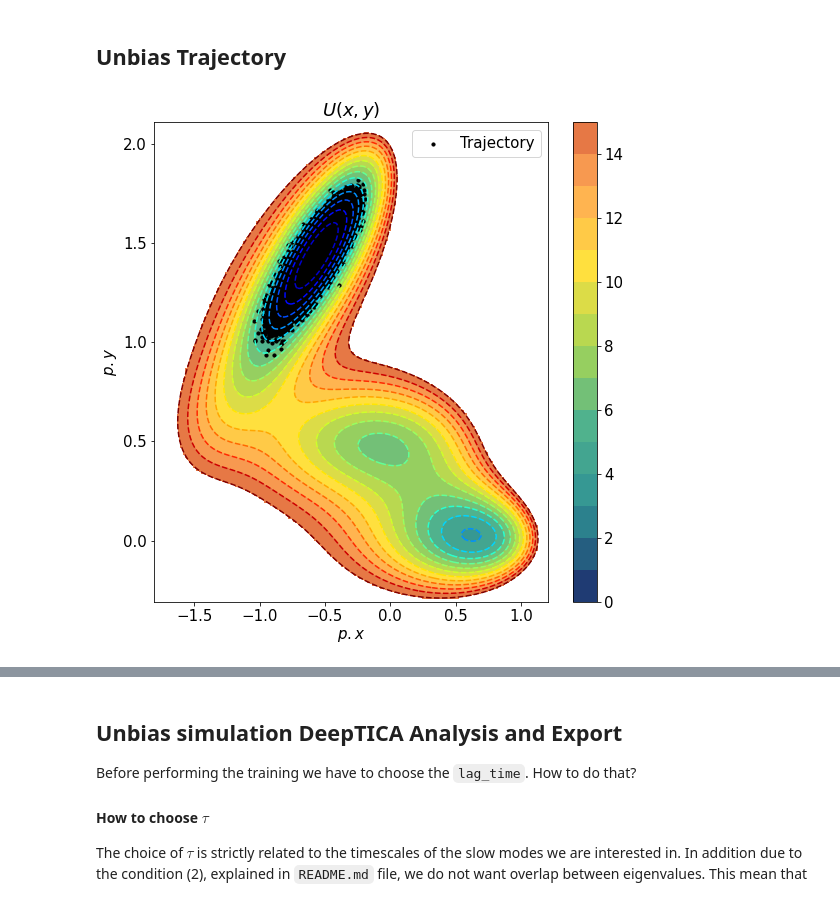
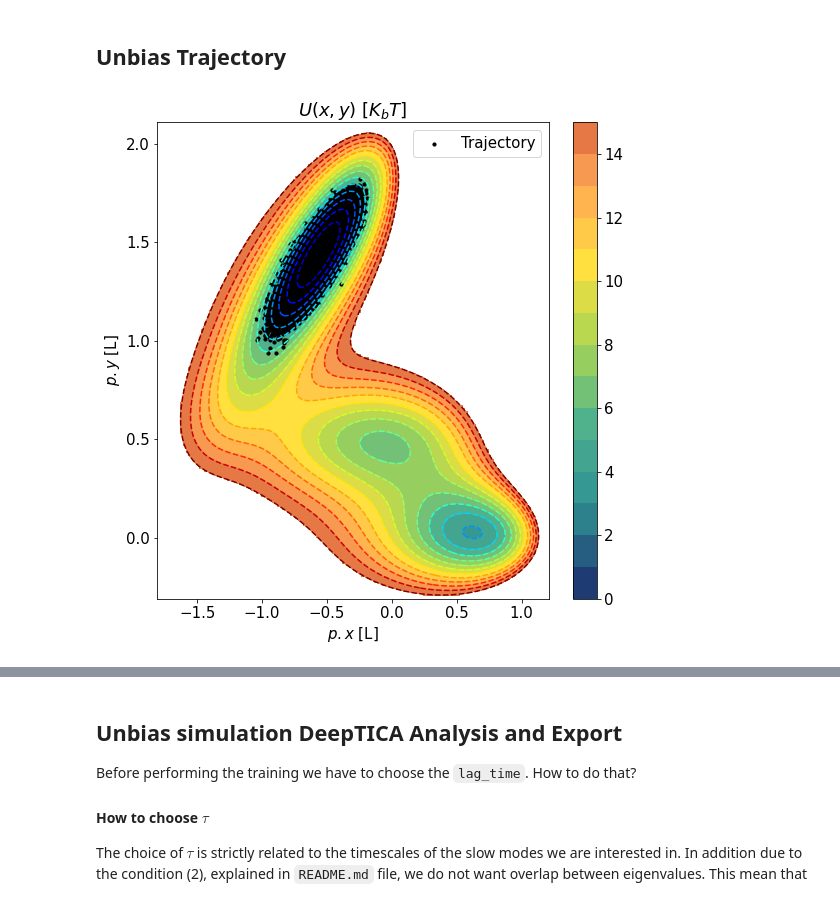
Before and after one commit to nicolopedrani/Hyper-TICA, a Jupyter notebook: Toy_Model/Unbias.ipynb, the cells around one changed output, grey strips where cells are left out. Cells and saved outputs as stored; diff of their text form; code cells hidden in the pictures.

```diff
--- a/Toy_Model/Unbias.ipynb
+++ b/Toy_Model/Unbias.ipynb
@@ -141,37 +141,37 @@ ax.scatter(x,y,color="black",alpha=1,label="Trajectory",s=10)
 #-- prepare grid points
 y = np.linspace(-0.3,2.1,150)
 x = np.linspace(-1.8,1.2,150)
 X, Y = np.meshgrid(x, y)
 Z = Mullerfunction(X,Y)
 #-- set to 0 the lowest basin --#
 Z-=np.min(Z)
 
 #bounds = np.arange(np.min(Z), np.max(Z), 5.)
 bounds = np.arange(0, 16, 1.)
 cmap = plt.cm.get_cmap('fessa',len(bounds))
 colors = list(cmap(np.arange(len(bounds))))
 cmap = mpl.colors.ListedColormap(colors[:-1], "")
 # set over-color to last color of list
 cmap.set_over("white")
 
 c = plt.pcolormesh(X, Y, Z, cmap=cmap,shading='auto',alpha=1,zorder=-1,
     norm = mpl.colors.BoundaryNorm(bounds, ncolors=len(bounds)-1, clip=False)
 )
 c = plt.contourf(X, Y, Z, bounds , cmap=cmap,shading='auto',alpha=1,zorder=-1, linewidth=10,
     norm = mpl.colors.BoundaryNorm(bounds, ncolors=len(bounds)-1, clip=False), label="Energu Surface"
 )
 fig.colorbar(c, ax=ax)
 c = plt.contour(X, Y, Z, bounds , cmap="jet",shading='auto',alpha=1, linewidth=5, linestyles="dashed")
 #-- if put label on isolines --#
 #c.clabel()
 
 ax.legend()
-ax.set_xlabel(r"$p.x$")
-ax.set_ylabel(r"$p.y$")
-ax.set_title(r'$U(x,y)$')
+ax.set_xlabel(r"$p.x$ [L]")
+ax.set_ylabel(r"$p.y$ [L]")
+ax.set_title(r'$U(x,y)$ [$K_b T$]')
 plt.tight_layout()
 # %% [output]
-[figure, old version]
+[figure, new version]
 # %%
 #-- estimation of Free Energy Surface --#
 s = load_dataframe("unbias/COLVAR").filter(regex="^p").to_numpy()
```
Also changed, not shown: parts of 14 cells of this notebook, 11 other files.
